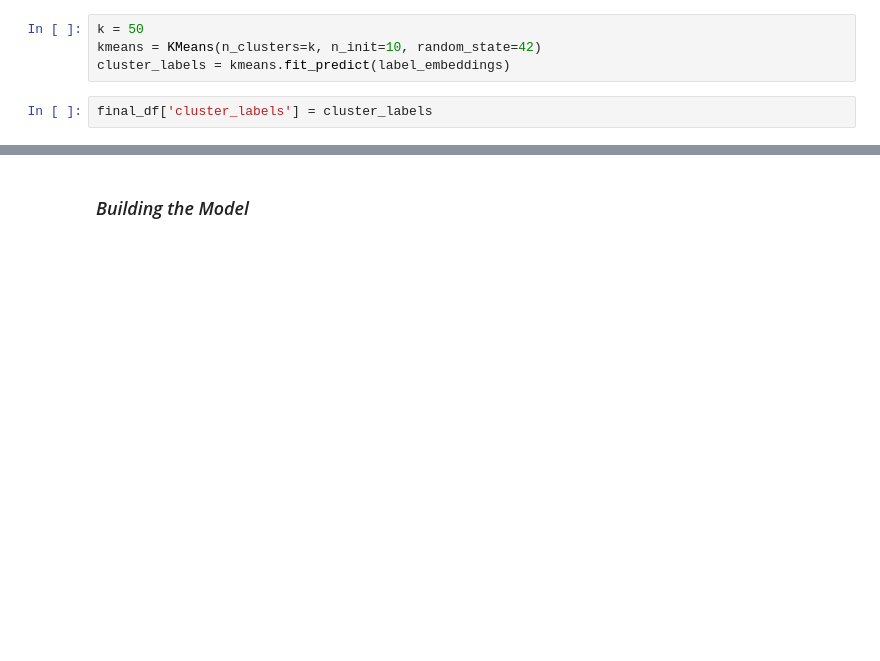
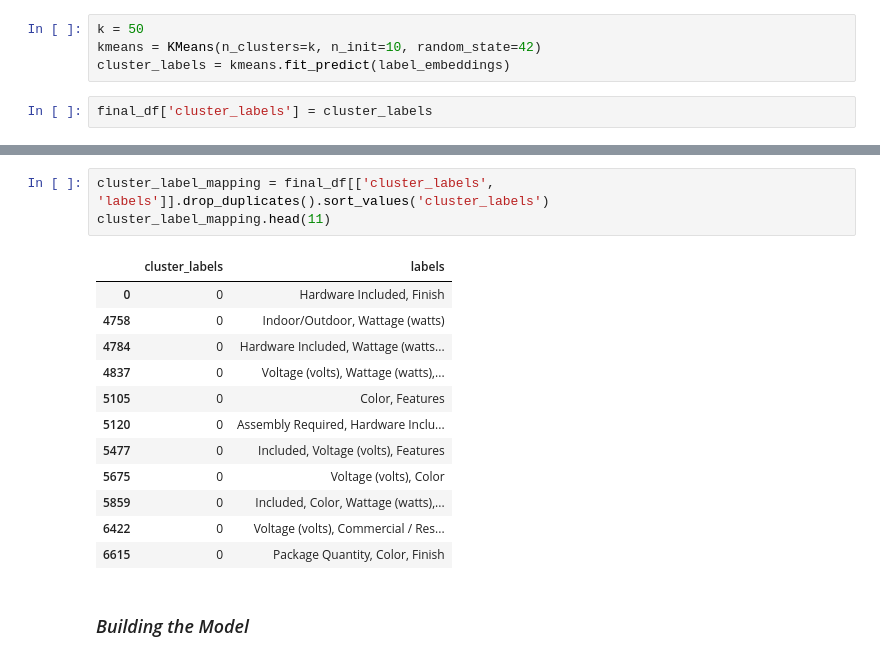
Before and after one commit to AshmithaMB/Product_Attribute_Label_Extraction, a Jupyter notebook: Product_Attribute_Label_Extraction.ipynb, the cells around one changed output, grey strips where cells are left out. Cells and saved outputs as stored; diff of their text form; blank space fills up the shorter version.

```diff
--- a/Product_Attribute_Label_Extraction.ipynb
+++ b/Product_Attribute_Label_Extraction.ipynb
@@ -425,3 +441,19 @@ final_df['cluster_labels'] = cluster_labels
+# %%
+cluster_label_mapping = final_df[['cluster_labels', 'labels']].drop_duplicates().sort_values('cluster_labels')
+cluster_label_mapping.head(11)
+# %% [output]
+|  | cluster_labels | labels |
+| 0 | 0 | Hardware Included, Finish |
+| 4758 | 0 | Indoor/Outdoor, Wattage (watts) |
+| 4784 | 0 | Hardware Included, Wattage (watts... |
+| 4837 | 0 | Voltage (volts), Wattage (watts),... |
+| 5105 | 0 | Color, Features |
+| 5120 | 0 | Assembly Required, Hardware Inclu... |
+| 5477 | 0 | Included, Voltage (volts), Features |
+| 5675 | 0 | Voltage (volts), Color |
+| 5859 | 0 | Included, Color, Wattage (watts),... |
+| 6422 | 0 | Voltage (volts), Commercial / Res... |
+| 6615 | 0 | Package Quantity, Color, Finish |
 # %% [markdown]
 ### *Building the Model*
 # %%
```
Also changed, not shown: parts of 19 cells of this notebook.
